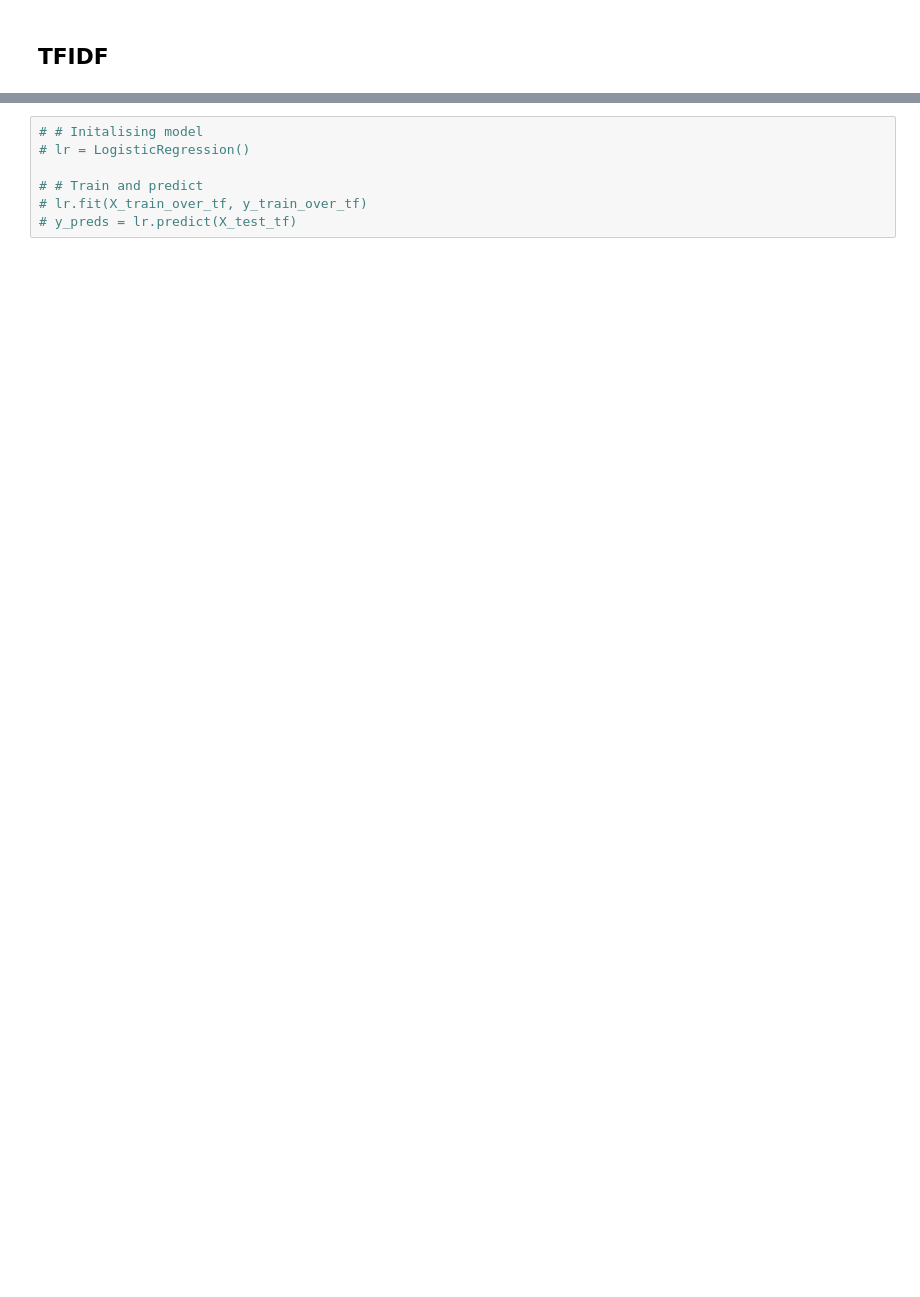
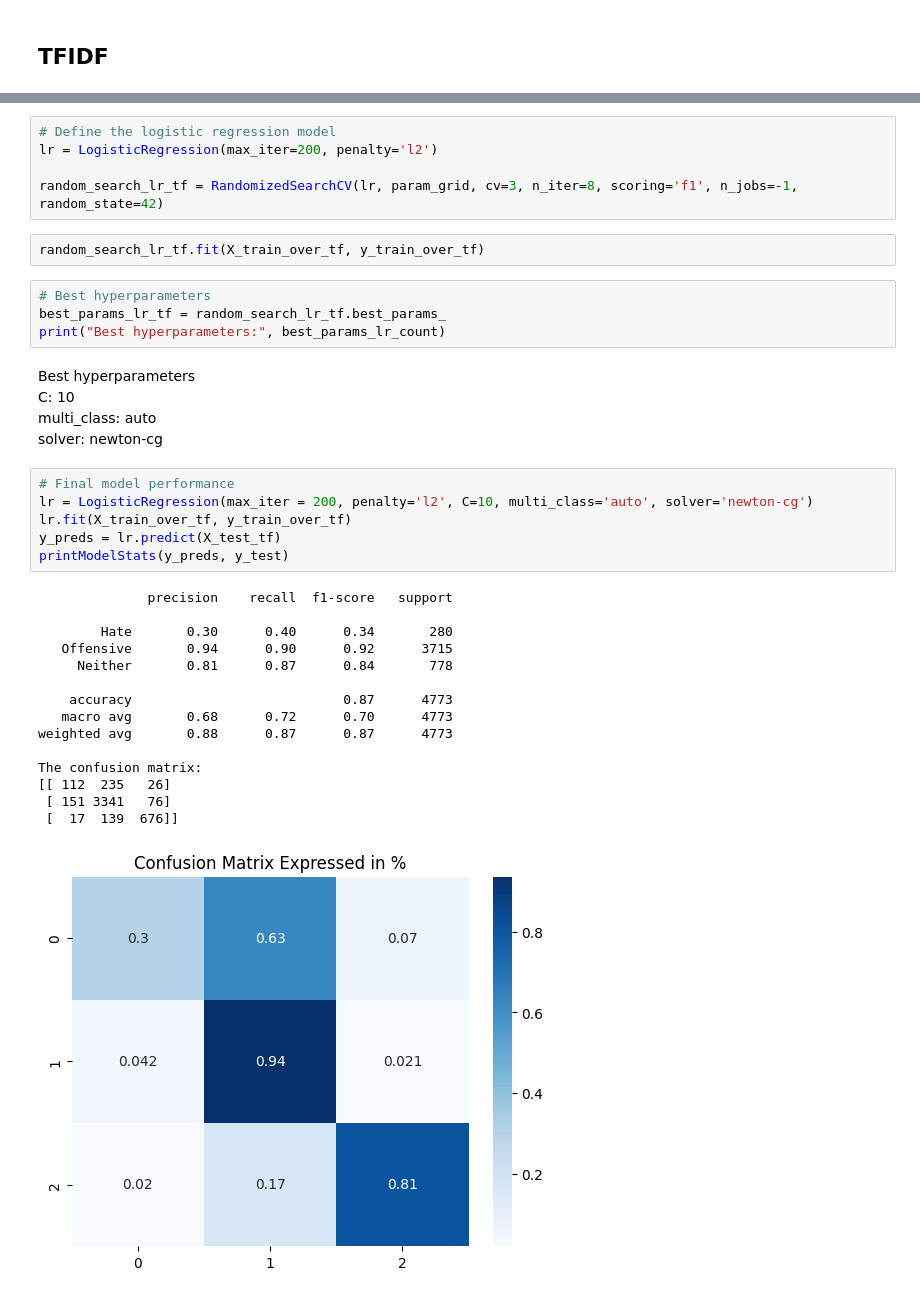
Before and after one commit to Disquietudee/Recognising-hate-speech-on-twitter-vs-offensive-language, a Jupyter notebook: baseline_model_LR.ipynb, the cells around one changed output, grey strips where cells are left out. Drawn from its saved outputs; the diff is of its cells as text; blank space fills up the shorter version.

```diff
--- a/baseline_model_LR.ipynb
+++ b/baseline_model_LR.ipynb
@@ -279,7 +297,41 @@ Optimal model
+# %%
+# Define the logistic regression model
+lr = LogisticRegression(max_iter=200, penalty='l2')
+
+random_search_lr_tf = RandomizedSearchCV(lr, param_grid, cv=3, n_iter=8, scoring='f1', n_jobs=-1, random_state=42)
+# %%
+random_search_lr_tf.fit(X_train_over_tf, y_train_over_tf)
+# %%
+# Best hyperparameters
+best_params_lr_tf = random_search_lr_tf.best_params_
+print("Best hyperparameters:", best_params_lr_count)
+# %% [markdown]
+Best hyperparameters
+ <br>
+C: 10
+ <br>
+multi_class: auto
+ <br>
+solver: newton-cg
 # %%
-# # Initalising model
-# lr = LogisticRegression()
-
-# # Train and predict
-# lr.fit(X_train_over_tf, y_train_over_tf)
-# y_preds = lr.predict(X_test_tf)
+# Final model performance
+lr = LogisticRegression(max_iter = 200, penalty='l2', C=10, multi_class='auto', solver='newton-cg')
+lr.fit(X_train_over_tf, y_train_over_tf)
+y_preds = lr.predict(X_test_tf)
+printModelStats(y_preds, y_test)
+# %% [output]
+              precision    recall  f1-score   support
+
+        Hate       0.30      0.40      0.34       280
+   Offensive       0.94      0.90      0.92      3715
+     Neither       0.81      0.87      0.84       778
+
+    accuracy                           0.87      4773
+   macro avg       0.68      0.72      0.70      4773
+weighted avg       0.88      0.87      0.87      4773
+
+The confusion matrix:
+[[ 112  235   26]
+ [ 151 3341   76]
+ [  17  139  676]]
+[figure, added]
```
Also changed, not shown: parts of 41 cells of this notebook.
